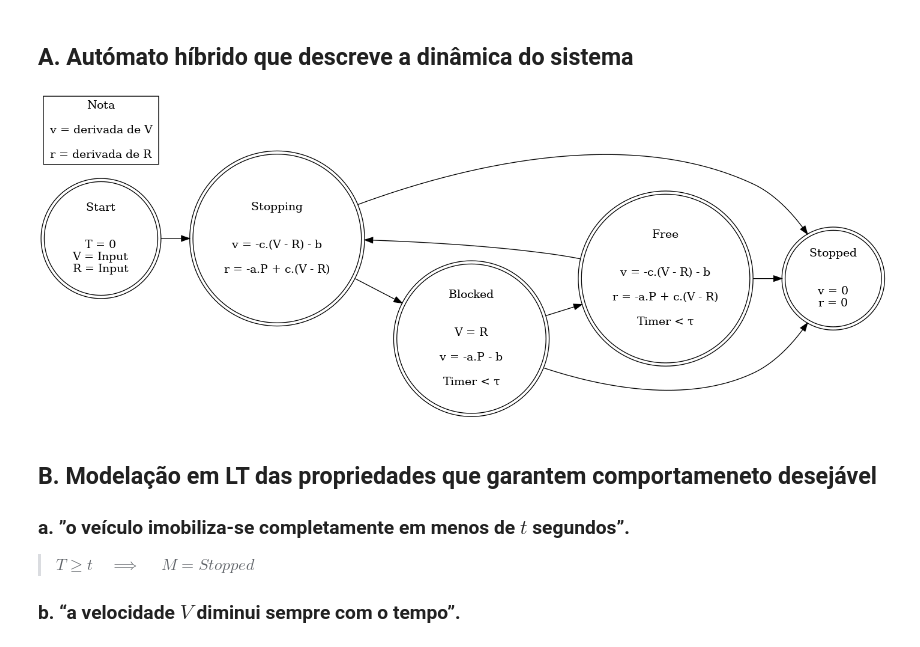
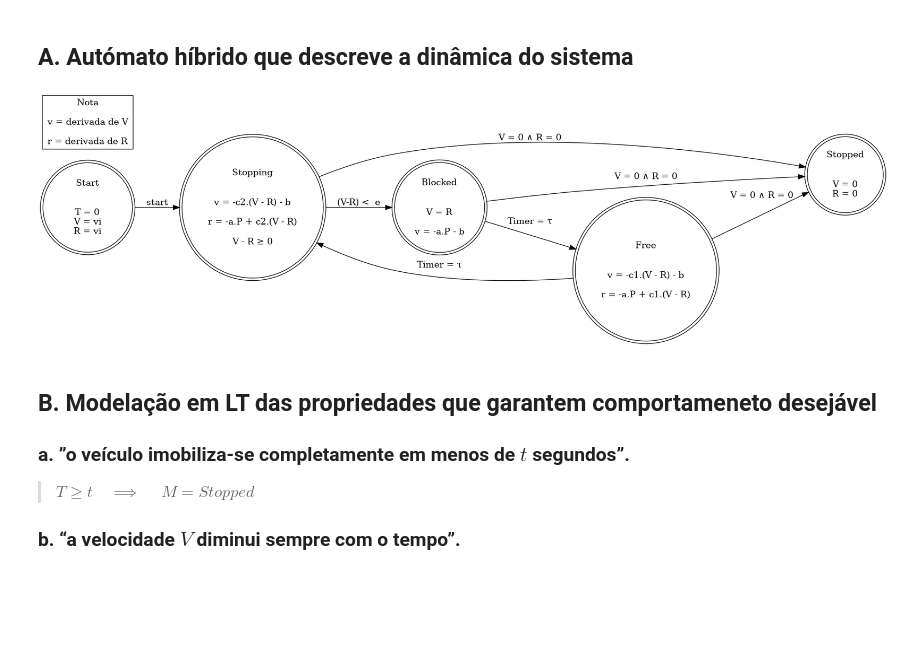
Before and after one commit to zoisper/LC-Projeto, a Jupyter notebook: 3/ABS.ipynb, the cells around one changed output. Drawn from its saved outputs; the diff is of its cells as text; code cells hidden in the pictures; blank space fills up the shorter version.

```diff
--- a/3/ABS.ipynb
+++ b/3/ABS.ipynb
@@ -82,28 +82,28 @@ def draw(dot):
 # %%
 ABS = """digraph{
     rankdir=LR;
-    Start [shape=doublecircle, label="Start\n\n\nT = 0\nV = Input\nR = Input"];
-    Free [shape = doublecircle, label="Free\n\n\nv = -c.(V - R) - b\n\nr = -a.P + c.(V - R)\n\nTimer < τ"];
-    Stopping [shape = doublecircle, label="Stopping\n\n\nv = -c.(V - R) - b\n\nr = -a.P + c.(V - R)"];
-    Blocked [shape = doublecircle, label="Blocked\n\n\nV = R\n\nv = -a.P - b\n\nTimer < τ"];
-    Stopped [shape = doublecircle, label="Stopped\n\n\nv = 0\nr = 0"];
+    Start [shape=doublecircle, label="Start\n\n\nT = 0\nV = vi\nR = vi"];
+    Free [shape = doublecircle, label="Free\n\n\nv = -c1.(V - R) - b\n\nr = -a.P + c1.(V - R)"];
+    Stopping [shape = doublecircle, label="Stopping\n\n\nv = -c2.(V - R) - b\n\nr = -a.P + c2.(V - R)\n\nV - R ≥ 0"];
+    Blocked [shape = doublecircle, label="Blocked\n\n\nV = R\n\nv = -a.P - b"];
+    Stopped [shape = doublecircle, label="Stopped\n\n\nV = 0\nR = 0"];
 
     Nota [shape=box, label="Nota\n\nv = derivada de V\n\nr = derivada de R"];
 
-    Start -> Stopping;
-    Free -> Stopping;
-    Stopping -> Blocked;
-    Stopping -> Stopped;
-    Blocked -> Free;
-    Blocked -> Stopped;
-    Free -> Stopped;
+    Start -> Stopping[label="start"];
+    Free -> Stopping [label="Timer = τ"];
+    Stopping -> Blocked[label="(V-R) <  e"];
+    Stopping -> Stopped[label="V = 0 ∧ R = 0"];
+    Blocked -> Free [label="Timer = τ"];
+    Blocked -> Stopped[label="V = 0 ∧ R = 0"];
+    Free -> Stopped[label="V = 0 ∧ R = 0"];
 
 
 }"""
 
 draw(ABS)
 # %% [output]
-[figure, old version]
+[figure, new version]
 # %% [markdown]
 ## B. Modelação em LT das propriedades que garantem comportameneto desejável
 ### a. ”o veículo imobiliza-se completamente em menos de $t$ segundos”.<br>
```
Also changed, not shown: parts of 4 cells of this notebook.
